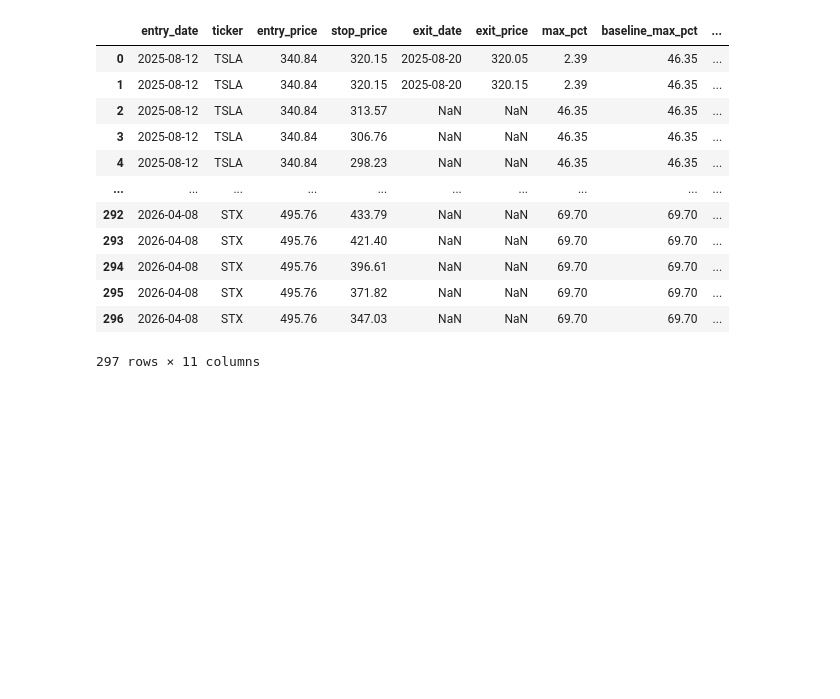
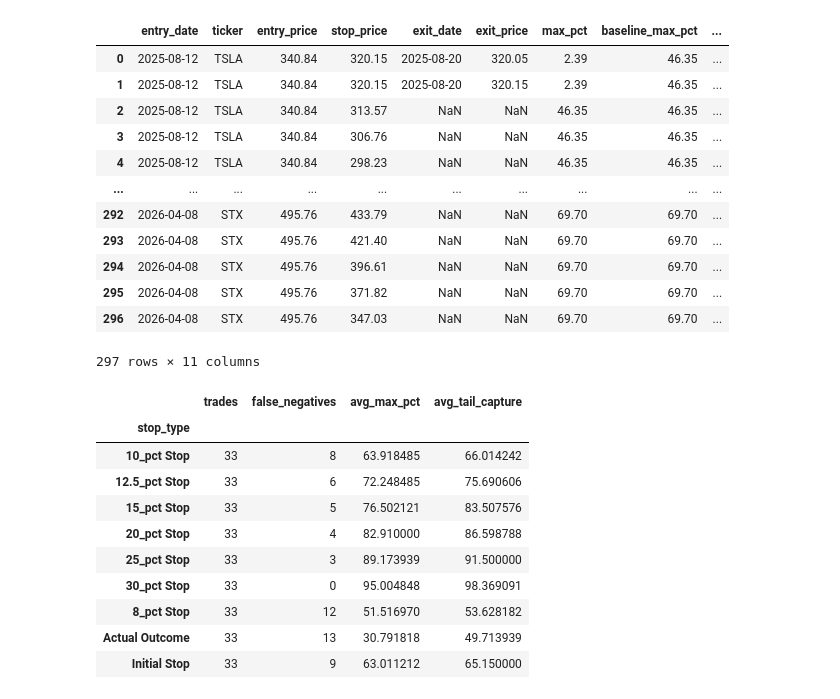
Before and after one commit to mzi1997/trading, a Jupyter notebook: stops.ipynb, the cells around one changed output. Saved outputs shown, nothing was run; the diff lists cells and outputs as text; code cells hidden in the pictures; blank space fills up the shorter version.

Commit message:
Ran first pandas analysis, comparing pct_ret on stop loss types.

```diff
--- a/stops.ipynb
+++ b/stops.ipynb
@@ -209,7 +209,7 @@ def stop_sim(trade_row, stop_pct, baseline_stop_pct, rally_pct_threshold, tail_p
 trades = pd.read_csv('trades.csv')
 stop_pct = [8, 10, 12.5, 15, 20, 25, 30]
 baseline_stop_pct = 40
-rally_pct_threshold = 50
+rally_pct_threshold = 30
 tail_pct_threshold = 40
 
 results = []
@@ -235,6 +235,29 @@ results_df
 | 295 | 2026-04-08 | STX | 495.76 | 371.82 | NaN | NaN | 69.70 | 69.70 | ... |
 | 296 | 2026-04-08 | STX | 495.76 | 347.03 | NaN | NaN | 69.70 | 69.70 | ... |
 297 rows × 11 columns
+# %%
+# Stop loss analysis using pandas groupby function.
+
+aggregated_data = results_df.groupby(['stop_type'], sort=True).agg(
+    trades=('ticker', 'count'),
+    false_negatives=('false_negative', 'sum'),
+    avg_max_pct =('max_pct', 'mean'),
+    avg_tail_capture=('tail_pct', 'mean')
+)
+
+aggregated_data
+# %% [output]
+|  | trades | false_negatives | avg_max_pct | avg_tail_capture |
+| stop_type |  |  |  |  |
+| 10_pct Stop | 33 | 8 | 63.918485 | 66.014242 |
+| 12.5_pct Stop | 33 | 6 | 72.248485 | 75.690606 |
+| 15_pct Stop | 33 | 5 | 76.502121 | 83.507576 |
+| 20_pct Stop | 33 | 4 | 82.910000 | 86.598788 |
+| 25_pct Stop | 33 | 3 | 89.173939 | 91.500000 |
+| 30_pct Stop | 33 | 0 | 95.004848 | 98.369091 |
+| 8_pct Stop | 33 | 12 | 51.516970 | 53.628182 |
+| Actual Outcome | 33 | 13 | 30.791818 | 49.713939 |
+| Initial Stop | 33 | 9 | 63.011212 | 65.150000 |
 # %%
 # Using pandas functionality to output dataframe to CSV
 
```
